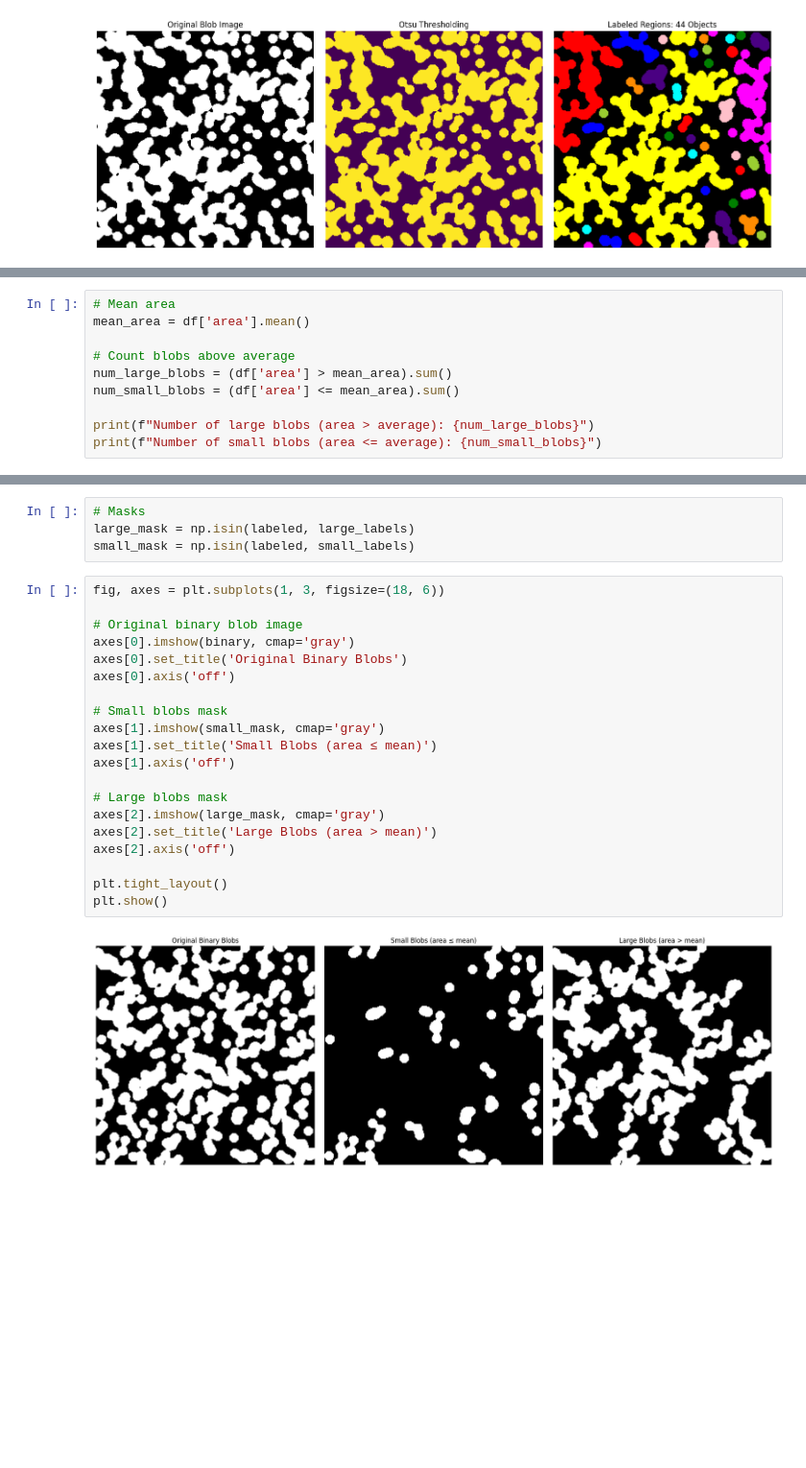
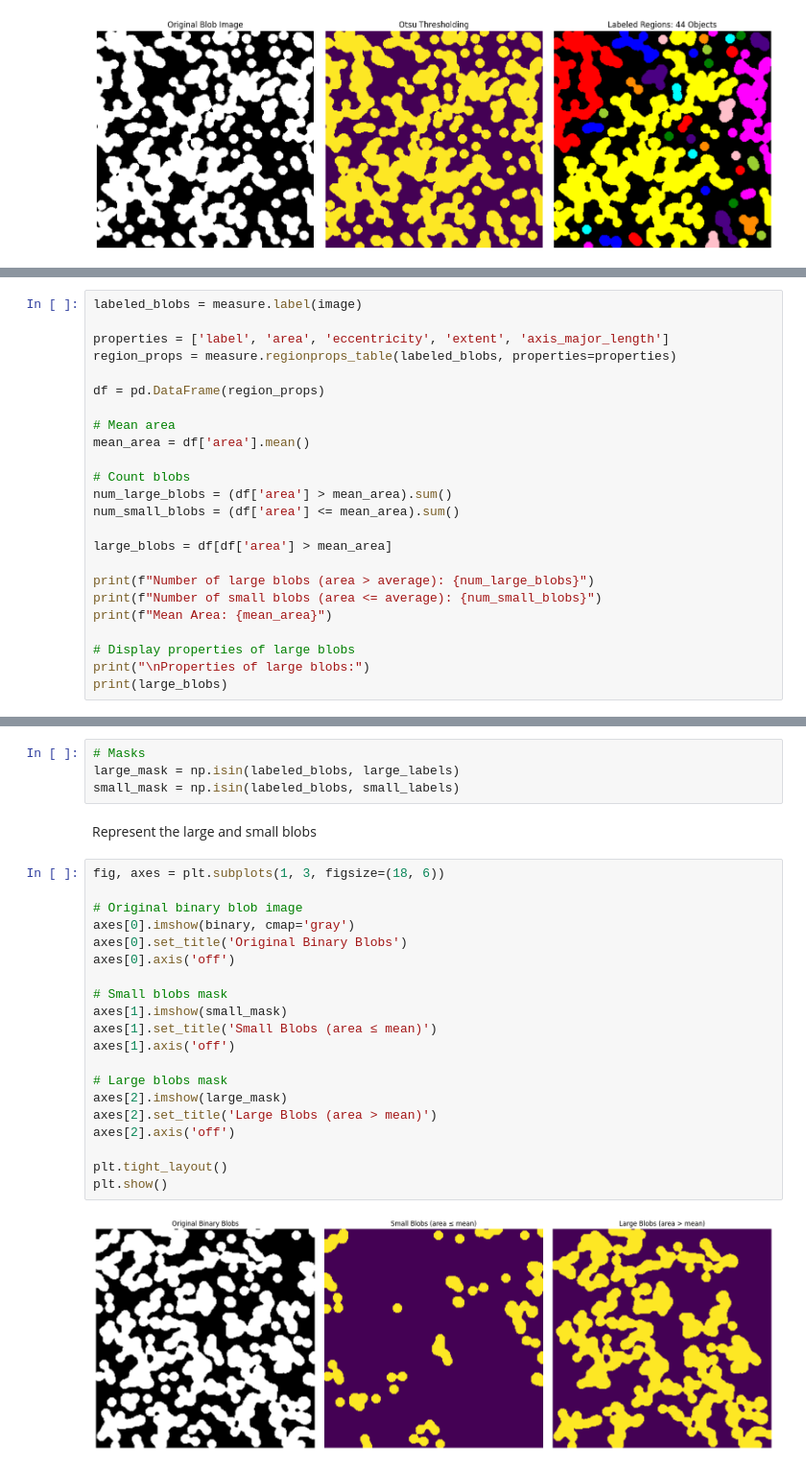
Before and after one commit to MarinaIMadh/Computer_Vision, a Jupyter notebook: M3_exercise_solution/ex4_solution.ipynb, the cells around one changed output, grey strips where cells are left out. Shown: that part at 96% size. Cells and saved outputs as stored; diff of their text form; blank space fills up the shorter version.

```diff
--- a/M3_exercise_solution/ex4_solution.ipynb
+++ b/M3_exercise_solution/ex4_solution.ipynb
@@ -132,11 +112,25 @@ plt.show()
 # %%
+labeled_blobs = measure.label(image)
+
+properties = ['label', 'area', 'eccentricity', 'extent', 'axis_major_length']
+region_props = measure.regionprops_table(labeled_blobs, properties=properties)
+
+df = pd.DataFrame(region_props)
+
 # Mean area
 mean_area = df['area'].mean()
 
-# Count blobs above average
+# Count blobs
 num_large_blobs = (df['area'] > mean_area).sum()
 num_small_blobs = (df['area'] <= mean_area).sum()
 
+large_blobs = df[df['area'] > mean_area]
+
 print(f"Number of large blobs (area > average): {num_large_blobs}")
 print(f"Number of small blobs (area <= average): {num_small_blobs}")
+print(f"Mean Area: {mean_area}")
+
+# Display properties of large blobs
+print("\nProperties of large blobs:")
+print(large_blobs)
 # %% [output]
@@ -155,26 +164,28 @@ Small blob labels: [1, 2, 4, 5, 7, 8, 9, 10, 11, 13, 14, 15, 17, 18, 19, 20, 21,
 # %%
 # Masks
-large_mask = np.isin(labeled, large_labels)
-small_mask = np.isin(labeled, small_labels)
+large_mask = np.isin(labeled_blobs, large_labels)
+small_mask = np.isin(labeled_blobs, small_labels)
+# %% [markdown]
+Represent the large and small blobs
 # %%
 fig, axes = plt.subplots(1, 3, figsize=(18, 6))
 
 # Original binary blob image
 axes[0].imshow(binary, cmap='gray')
 axes[0].set_title('Original Binary Blobs')
 axes[0].axis('off')
 
 # Small blobs mask
-axes[1].imshow(small_mask, cmap='gray')
+axes[1].imshow(small_mask)
 axes[1].set_title('Small Blobs (area ≤ mean)')
 axes[1].axis('off')
 
 # Large blobs mask
-axes[2].imshow(large_mask, cmap='gray')
+axes[2].imshow(large_mask)
 axes[2].set_title('Large Blobs (area > mean)')
 axes[2].axis('off')
 
 plt.tight_layout()
 plt.show()
 # %% [output]
-[figure, old version]
+[figure, new version]
```
Also changed, not shown: parts of 14 cells of this notebook.
